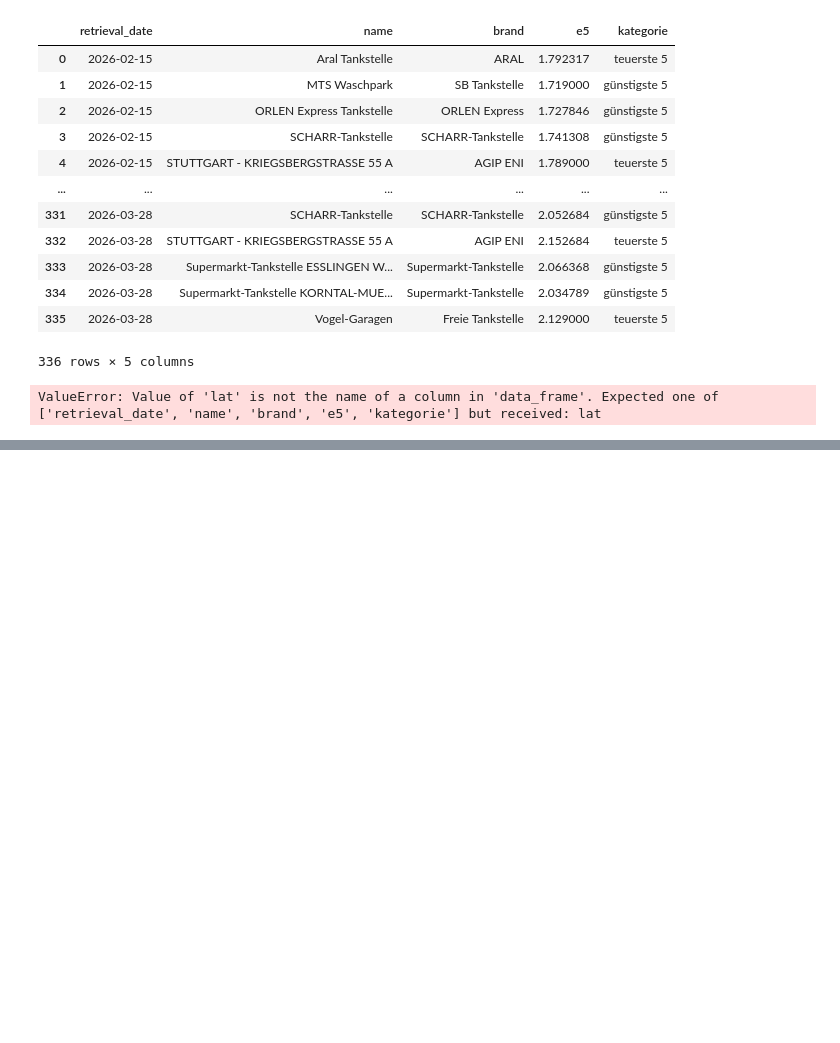
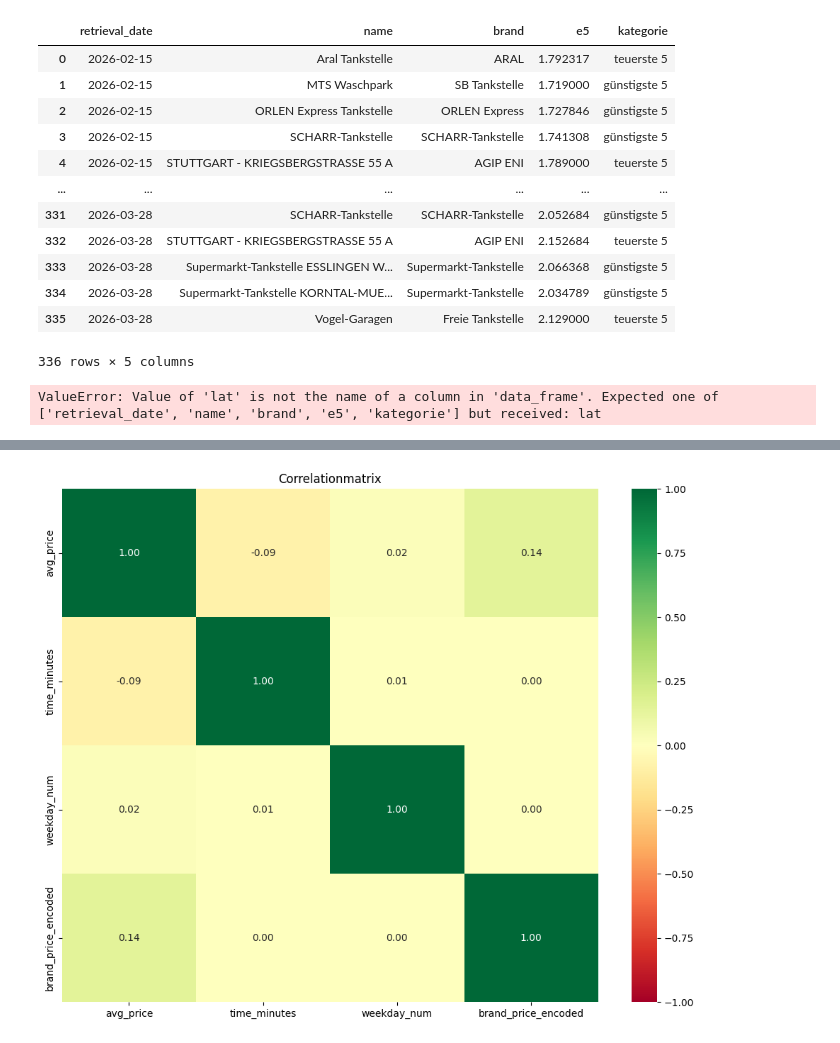
Before and after one commit to patrickpetre823/gasstation-price-analysis, a Jupyter notebook: exploration.ipynb, the cells around one changed output, grey strips where cells are left out. Cells and saved outputs as stored; diff of their text form; code cells hidden in the pictures; blank space fills up the shorter version.

Commit message:
added correlation matrix

```diff
--- a/exploration.ipynb
+++ b/exploration.ipynb
@@ -1232,0 +1243,41 @@ ValueError: Value of 'lat' is not the name of a column in 'data_frame'. Expected
+# %%
+df_corr = df_joined.copy()
+
+df_corr.head()
+
+# Uhrzeit in Minuten umrechnen (07:30 → 450)
+df_corr['time_minutes'] = pd.to_datetime(df_corr['retrieval_time'], format='%H:%M').dt.hour * 60 + \
+                           pd.to_datetime(df_corr['retrieval_time'], format='%H:%M').dt.minute
+
+
+df_corr['avg_price'] = df_corr[['e5', 'e10', 'diesel']].mean(axis=1)
+
+# Marke als Kategorie encoden
+#df_corr['brand_encoded'] = df_corr['brand'].astype('category').cat.codes
+
+brand_avg = df_corr.groupby('tankstellen_id')['avg_price'].mean()
+df_corr['brand_price_encoded'] = df_corr['tankstellen_id'].map(brand_avg)
+# %%
+
+# Nur numerische Spalten für die Korrelation
+corr_cols = ['avg_price', 'time_minutes', 'weekday_num', 'brand_price_encoded',]
+
+corr_matrix = df_corr[corr_cols].corr()
+
+# Heatmap
+plt.figure(figsize=(10, 8))
+sns.heatmap(
+    corr_matrix,
+    annot=True,
+    fmt='.2f',
+    cmap='RdYlGn',
+    center=0,
+    vmin=-1,
+    vmax=1
+)
+plt.title('Correlationmatrix')
+plt.tight_layout()
+plt.savefig('assets/korrelationsmatrix.png', dpi=150)
+plt.show()
+# %% [output]
+[figure, added]
```
Also changed, not shown: parts of 3 cells of this notebook, 2 other files.
